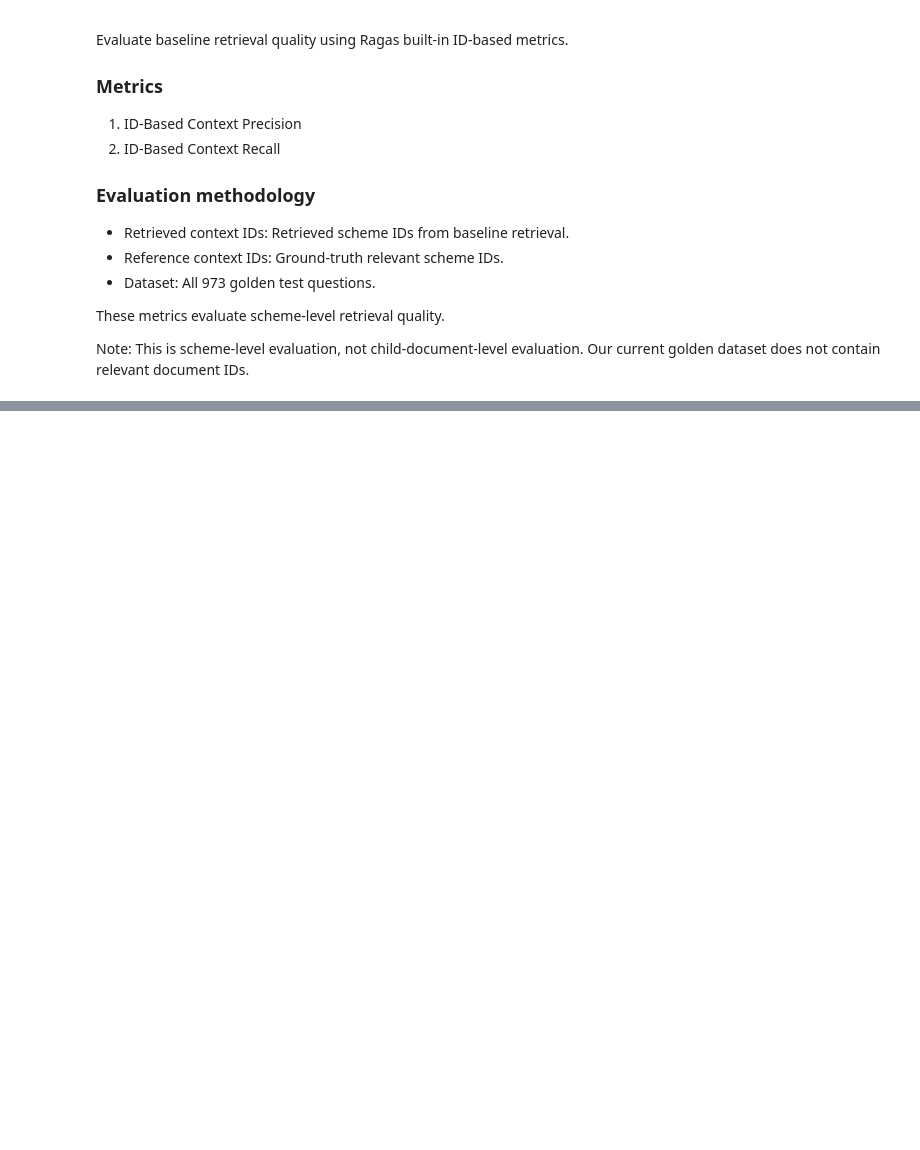
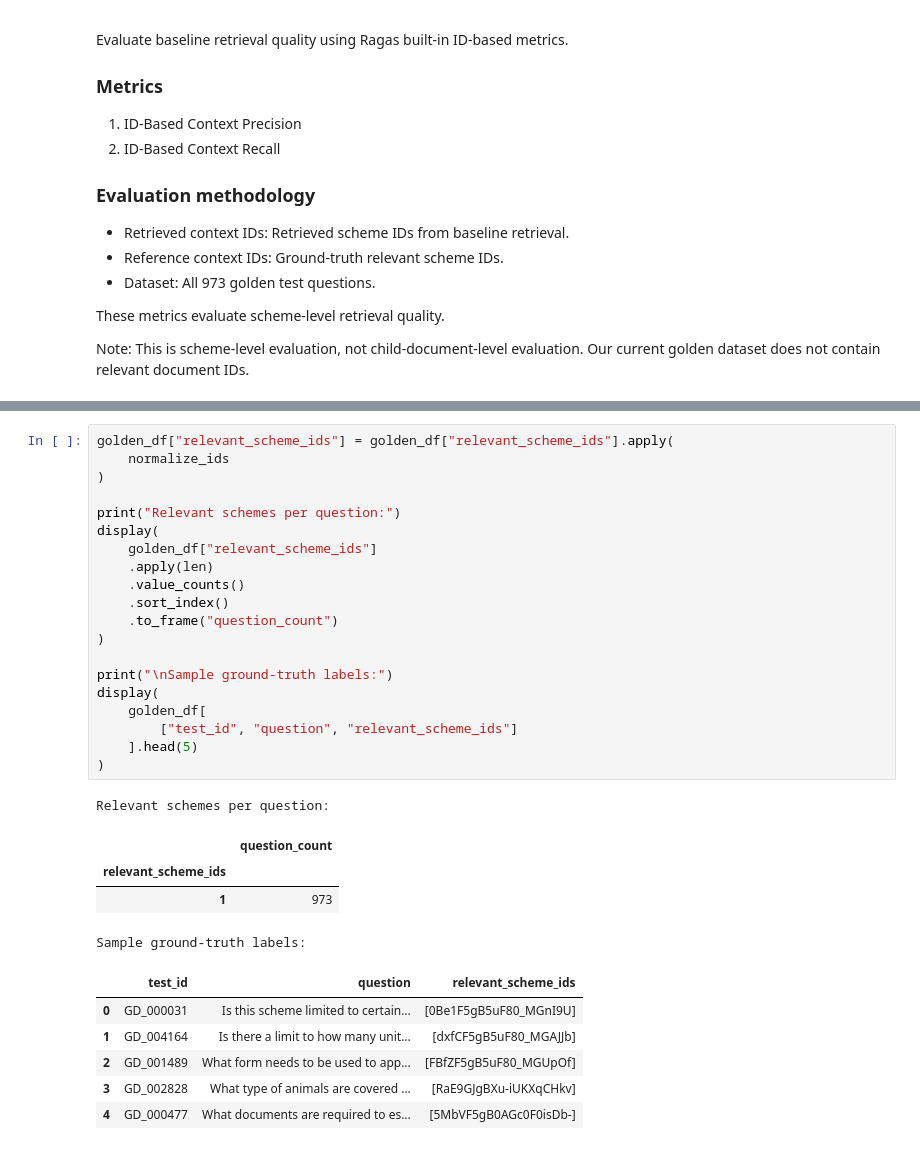
Before and after one commit to devendraaa/SEVA_Ai, a Jupyter notebook: notebooks/Exp_02_RAG/05_caching_benchmark.ipynb, the cells around one changed output, grey strips where cells are left out. Saved outputs shown, nothing was run; the diff lists cells and outputs as text; blank space fills up the shorter version.

```diff
--- a/notebooks/Exp_02_RAG/05_caching_benchmark.ipynb
+++ b/notebooks/Exp_02_RAG/05_caching_benchmark.ipynb
@@ -386,0 +482,32 @@ Note: This is scheme-level evaluation, not child-document-level evaluation. Our
+# %%
+golden_df["relevant_scheme_ids"] = golden_df["relevant_scheme_ids"].apply(
+    normalize_ids
+)
+
+print("Relevant schemes per question:")
+display(
+    golden_df["relevant_scheme_ids"]
+    .apply(len)
+    .value_counts()
+    .sort_index()
+    .to_frame("question_count")
+)
+
+print("\nSample ground-truth labels:")
+display(
+    golden_df[
+        ["test_id", "question", "relevant_scheme_ids"]
+    ].head(5)
+)
+# %% [output]
+Relevant schemes per question:
+|  | question_count |
+| relevant_scheme_ids |  |
+| 1 | 973 |
+Sample ground-truth labels:
+|  | test_id | question | relevant_scheme_ids |
+| 0 | GD_000031 | Is this scheme limited to certain... | [0Be1F5gB5uF80_MGnI9U] |
+| 1 | GD_004164 | Is there a limit to how many unit... | [dxfCF5gB5uF80_MGAJJb] |
+| 2 | GD_001489 | What form needs to be used to app... | [FBfZF5gB5uF80_MGUpOf] |
+| 3 | GD_002828 | What type of animals are covered ... | [RaE9GJgBXu-iUKXqCHkv] |
+| 4 | GD_000477 | What documents are required to es... | [5MbVF5gB0AGc0F0isDb-] |
```
Also changed, not shown: parts of 16 cells of this notebook, 30 other files.
